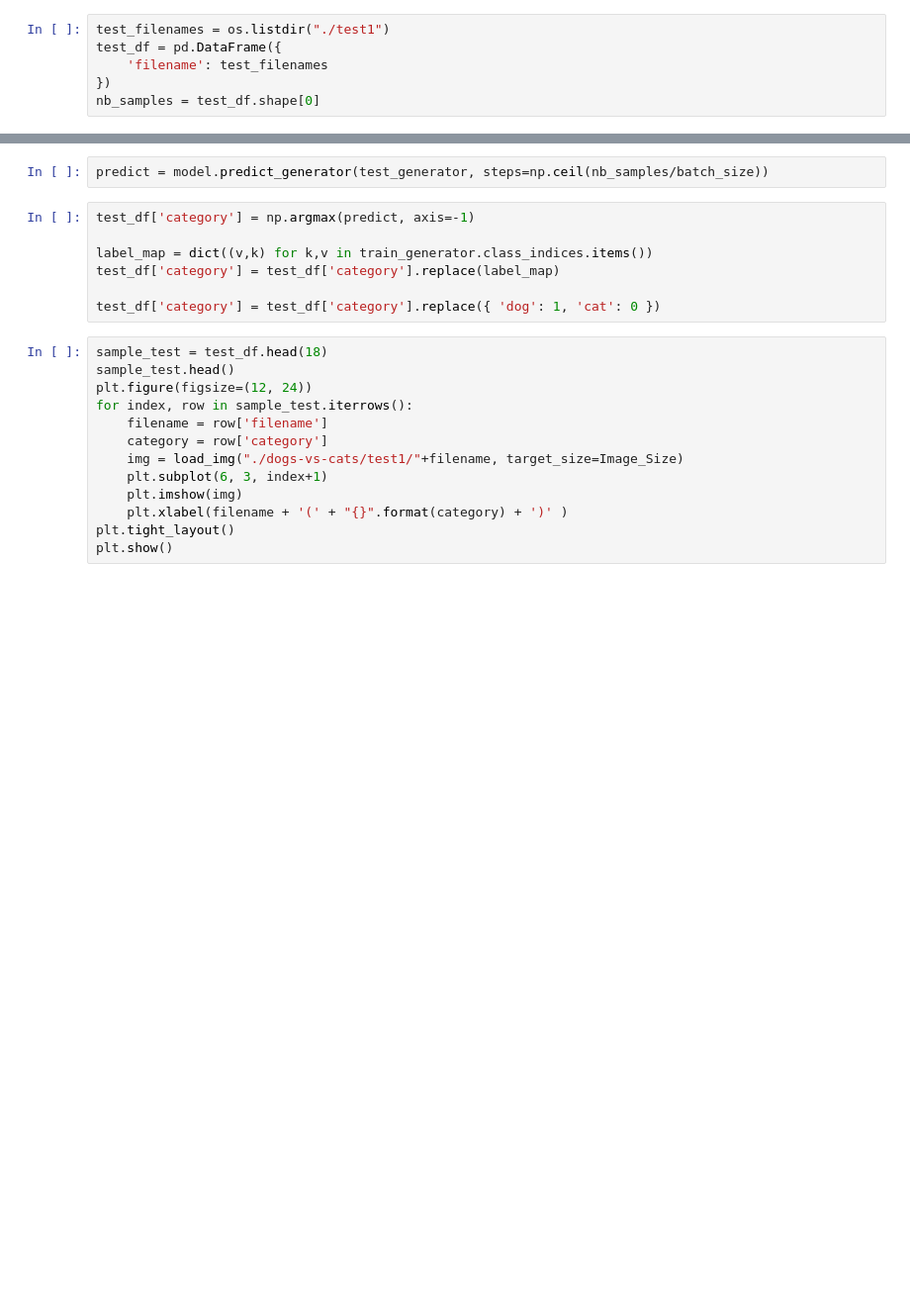
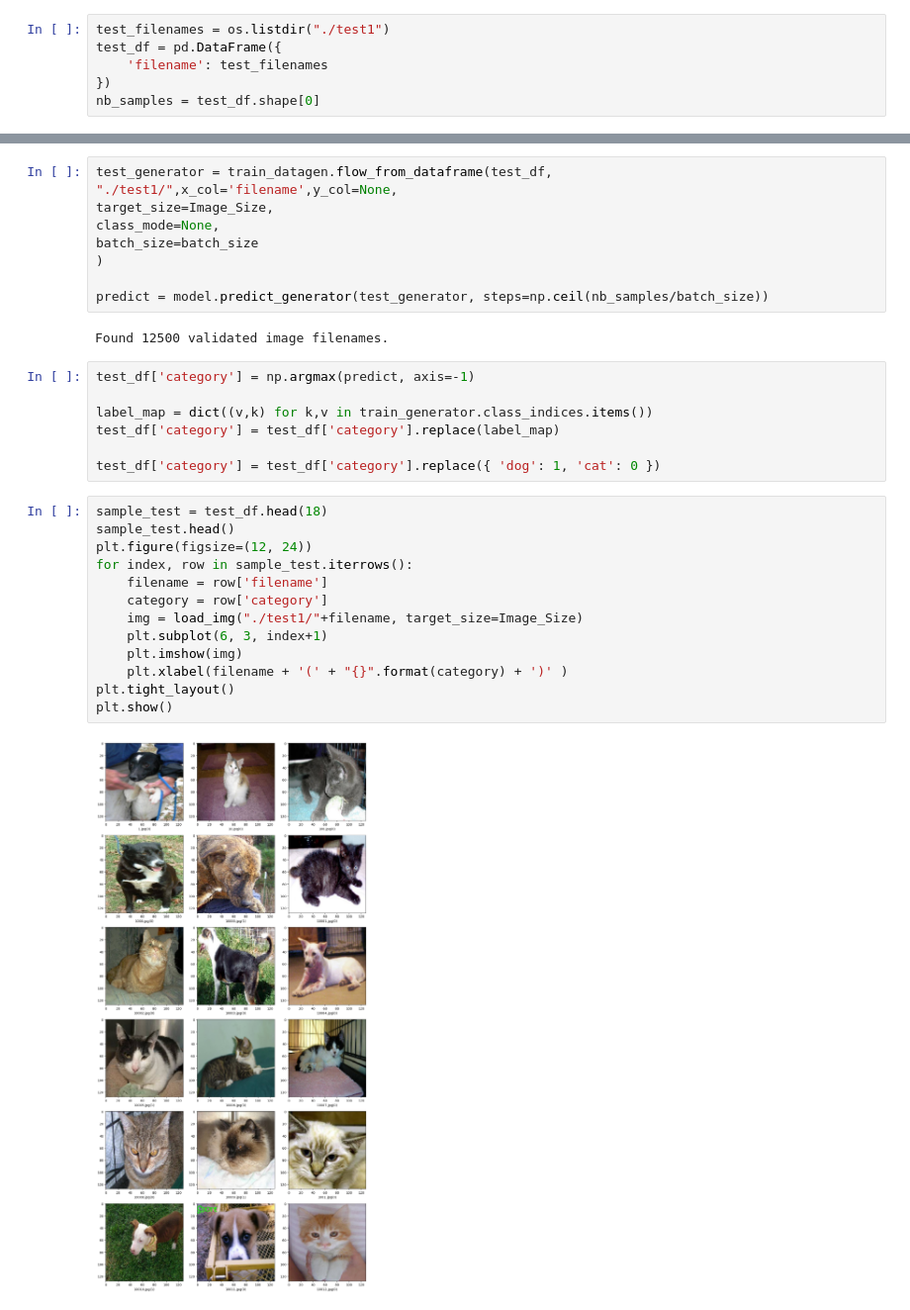
Before and after one commit to Shivansh20128/CatsVsDogs-Classifier, a Jupyter notebook: script.ipynb, the cells around one changed output, grey strips where cells are left out. Shown at 99% size. Saved outputs shown, nothing was run; the diff lists cells and outputs as text; blank space fills up the shorter version.

```diff
--- a/script.ipynb
+++ b/script.ipynb
@@ -181,5 +189,14 @@ nb_samples = test_df.shape[0]
 # %%
+test_generator = train_datagen.flow_from_dataframe(test_df,
+"./test1/",x_col='filename',y_col=None,
+target_size=Image_Size,
+class_mode=None,
+batch_size=batch_size
+)
+
 predict = model.predict_generator(test_generator, steps=np.ceil(nb_samples/batch_size))
+# %% [output]
+Found 12500 validated image filenames.
 # %%
 test_df['category'] = np.argmax(predict, axis=-1)
 
@@ -190,16 +207,18 @@ test_df['category'] = test_df['category'].replace({ 'dog': 1, 'cat': 0 })
 # %%
 sample_test = test_df.head(18)
 sample_test.head()
 plt.figure(figsize=(12, 24))
 for index, row in sample_test.iterrows():
     filename = row['filename']
     category = row['category']
-    img = load_img("./dogs-vs-cats/test1/"+filename, target_size=Image_Size)
+    img = load_img("./test1/"+filename, target_size=Image_Size)
     plt.subplot(6, 3, index+1)
     plt.imshow(img)
     plt.xlabel(filename + '(' + "{}".format(category) + ')' )
 plt.tight_layout()
 plt.show()
+# %% [output]
+[figure, added]
 # %%
 results={
     0:'cat',
```
Also changed, not shown: parts of 3 cells of this notebook, 3 other files.
